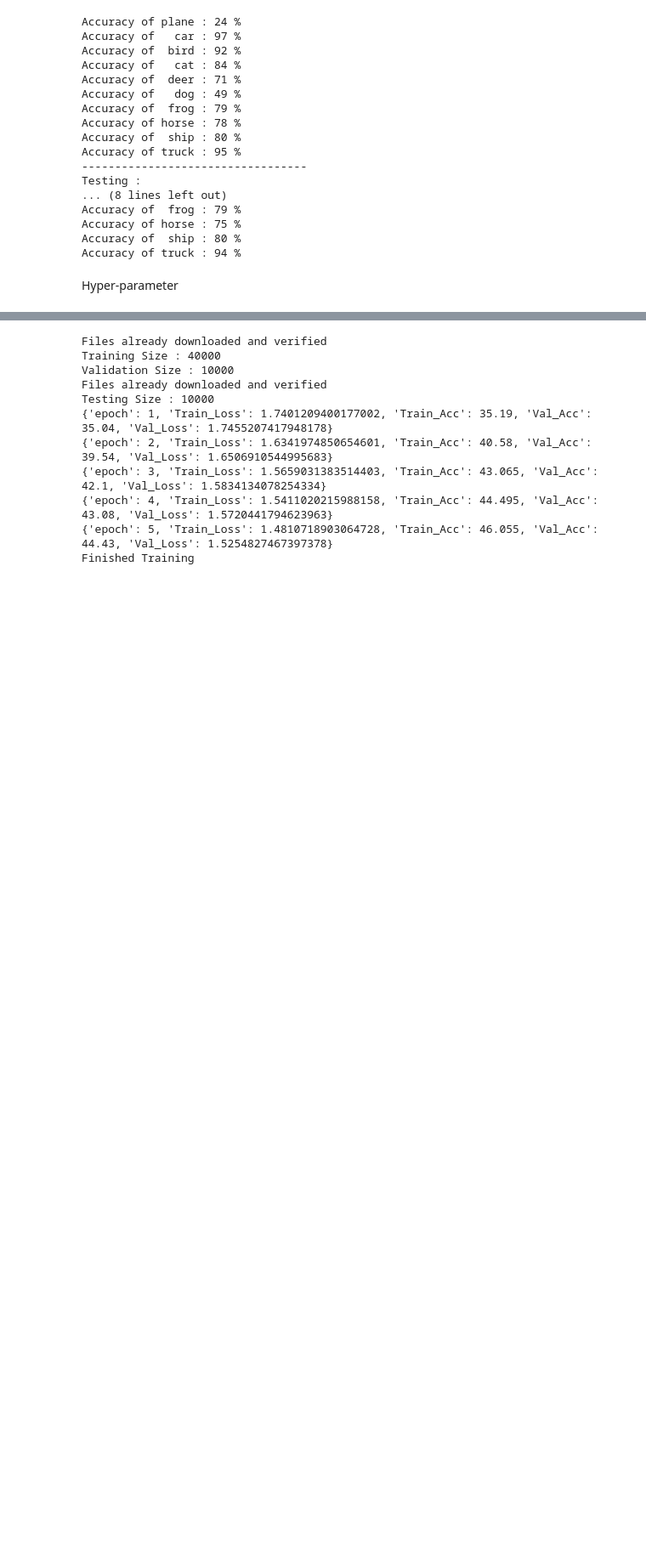
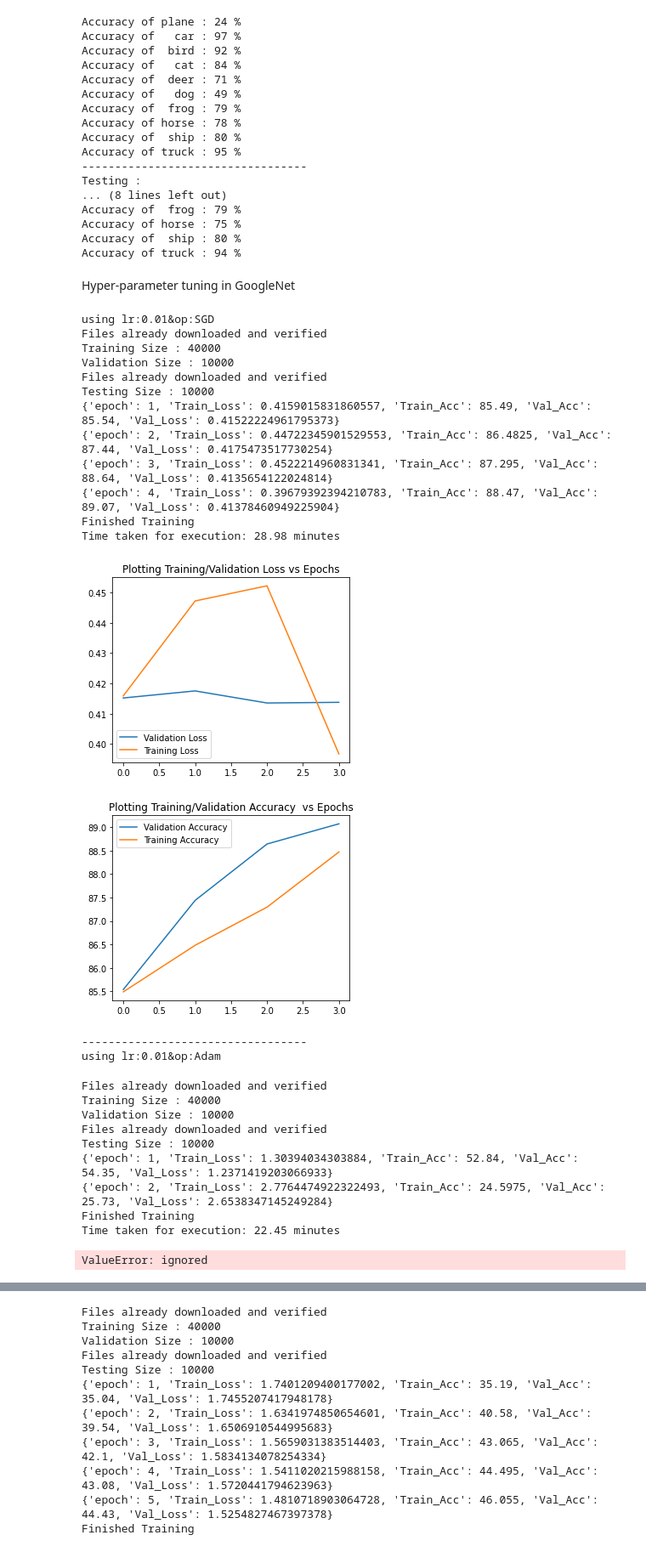
Before and after one commit to Anomaly1702/Ass2_Deep_Learning, a Jupyter notebook: Anubhav_Deep_learning.ipynb, the cells around one changed output, grey strips where cells are left out. Shown: that part at 85% size. Saved outputs shown, nothing was run; the diff lists cells and outputs as text; code cells hidden in the pictures; blank space fills up the shorter version.

```diff
--- a/Anubhav_Deep_learning.ipynb
+++ b/Anubhav_Deep_learning.ipynb
@@ -1480,4 +1520,45 @@ Accuracy of horse : 75 %
 Accuracy of  ship : 80 %
 Accuracy of truck : 94 %
 # %% [markdown]
-Hyper-parameter
+Hyper-parameter tuning in GoogleNet
+# %%
+lr = [.01,.001,0.0001]
+optimizers = ["SGD","Adam"]
+
+for l  in lr:
+  for op in optimizers:
+    print(f"using lr:{l}&op:{op}")
+    hypr_googleNet = GoogleNet()
+    # num_ftrs = model_resnet.fc.in_features
+    hypr_googleNet.fc = nn.Linear(1024, 10)
+    hypr_googleNet=hypr_googleNet.to(get_default_device())
+    hypr_googleNet.train_model(4,l,op)
+    hypr_googleNet.show_graph()
+    print("----------------------------------")
+# %% [output]
+using lr:0.01&op:SGD
+Files already downloaded and verified
+Training Size : 40000
+Validation Size : 10000
+Files already downloaded and verified
+Testing Size : 10000
+{'epoch': 1, 'Train_Loss': 0.4159015831860557, 'Train_Acc': 85.49, 'Val_Acc': 85.54, 'Val_Loss': 0.41522224961795373}
+{'epoch': 2, 'Train_Loss': 0.44722345901529553, 'Train_Acc': 86.4825, 'Val_Acc': 87.44, 'Val_Loss': 0.4175473517730254}
+{'epoch': 3, 'Train_Loss': 0.4522214960831341, 'Train_Acc': 87.295, 'Val_Acc': 88.64, 'Val_Loss': 0.4135654122024814}
+{'epoch': 4, 'Train_Loss': 0.39679392394210783, 'Train_Acc': 88.47, 'Val_Acc': 89.07, 'Val_Loss': 0.41378460949225904}
+Finished Training
+Time taken for execution: 28.98 minutes
+[figure, added]
+[figure, added]
+----------------------------------
+using lr:0.01&op:Adam
+Files already downloaded and verified
+Training Size : 40000
+Validation Size : 10000
+Files already downloaded and verified
+Testing Size : 10000
+{'epoch': 1, 'Train_Loss': 1.30394034303884, 'Train_Acc': 52.84, 'Val_Acc': 54.35, 'Val_Loss': 1.2371419203066933}
+{'epoch': 2, 'Train_Loss': 2.7764474922322493, 'Train_Acc': 24.5975, 'Val_Acc': 25.73, 'Val_Loss': 2.6538347145249284}
+Finished Training
+Time taken for execution: 22.45 minutes
+ValueError: ignored
```
Also changed, not shown: parts of 6 cells of this notebook.
